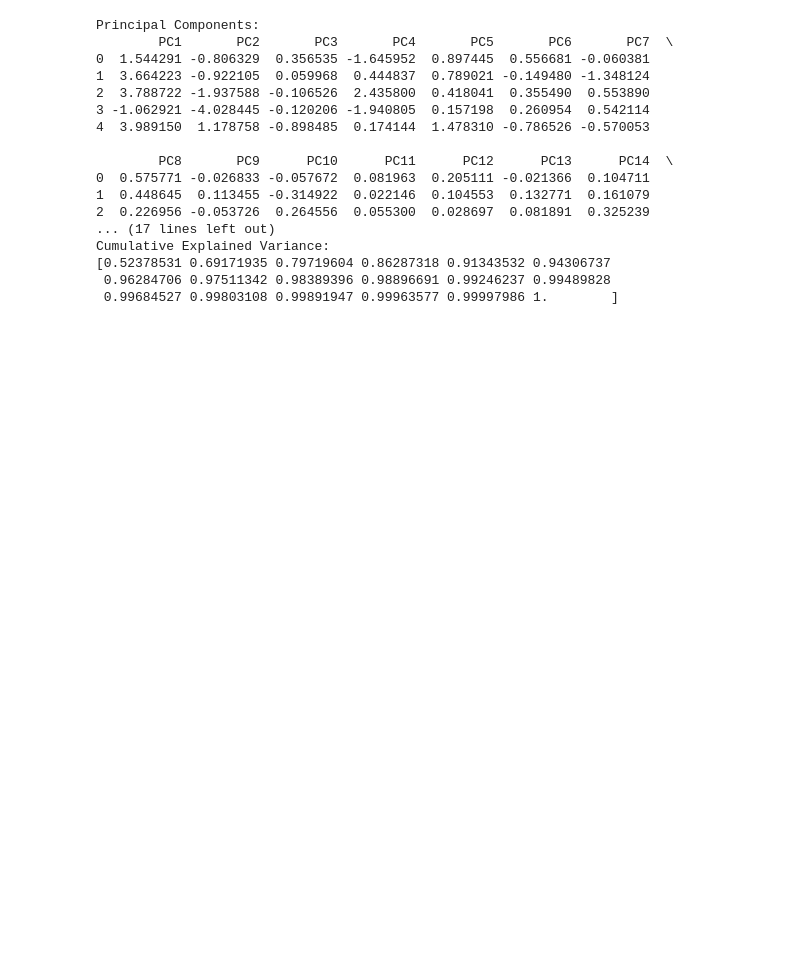
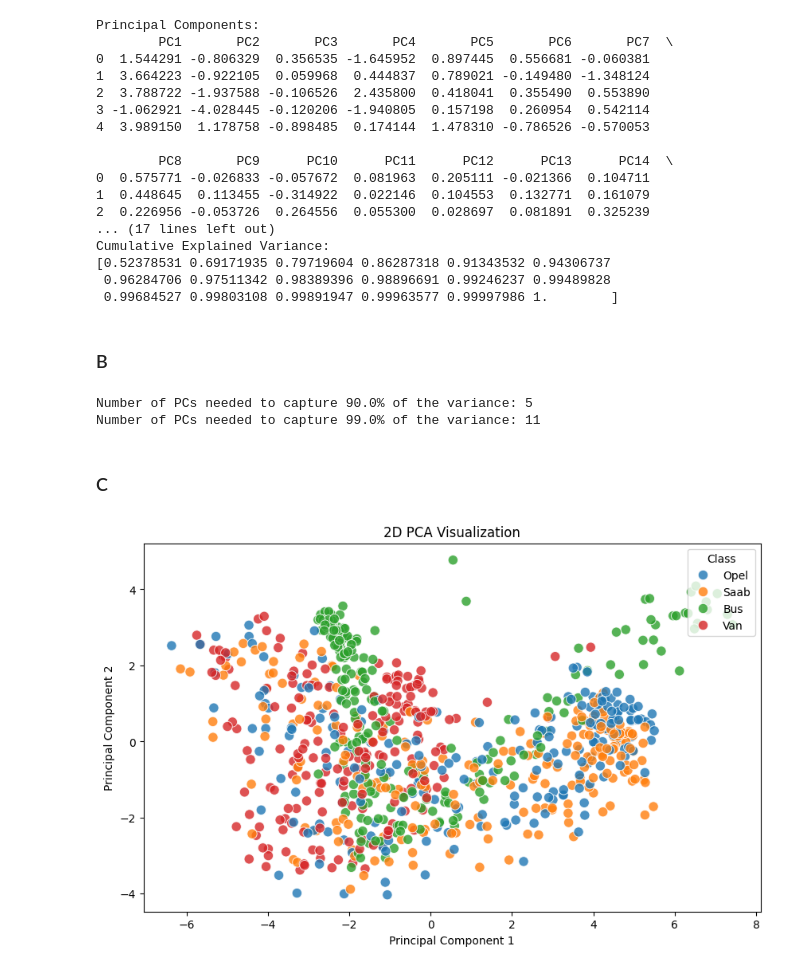
Before and after one commit to callnoah2/Data_Assn4, a Jupyter notebook: Assignment4/Assignment4.ipynb, the cells around one changed output. Saved outputs shown, nothing was run; the diff lists cells and outputs as text; code cells hidden in the pictures; blank space fills up the shorter version.

```diff
--- a/Assignment4/Assignment4.ipynb
+++ b/Assignment4/Assignment4.ipynb
@@ -248,3 +254,58 @@ Cumulative Explained Variance:
 [0.52378531 0.69171935 0.79719604 0.86287318 0.91343532 0.94306737
  0.96284706 0.97511342 0.98389396 0.98896691 0.99246237 0.99489828
  0.99684527 0.99803108 0.99891947 0.99963577 0.99997986 1.        ]
+# %% [markdown]
+### B
+# %%
+def find_pcs_for_variance(principal_components, target_variance):
+    # Calculate the cumulative explained variance
+    cumulative_explained_variance = np.cumsum(principal_components.explained_variance_ratio_)
+
+    # Find the number of PCs needed to capture the desired variance
+    num_pcs = np.argmax(cumulative_explained_variance >= target_variance) + 1
+
+    return num_pcs
+
+# Example usage for 90% and 99% variance
+target_variance_90 = 0.9
+target_variance_99 = 0.99
+
+num_pcs_90 = find_pcs_for_variance(pca, target_variance_90)
+num_pcs_99 = find_pcs_for_variance(pca, target_variance_99)
+
+print(f"Number of PCs needed to capture {target_variance_90 * 100}% of the variance: {num_pcs_90}")
+print(f"Number of PCs needed to capture {target_variance_99 * 100}% of the variance: {num_pcs_99}")
+# %% [output]
+Number of PCs needed to capture 90.0% of the variance: 5
+Number of PCs needed to capture 99.0% of the variance: 11
+# %% [markdown]
+### C
+# %%
+import matplotlib.pyplot as plt
+import seaborn as sns
+
+def visualize_pca_2d(principal_components, labels, class_mapping):
+    # Create a DataFrame with PCs and original class labels
+    pc_df = pd.DataFrame(data=principal_components[:, :2], columns=['PC1', 'PC2'])
+    pc_df['Class'] = labels.map(class_mapping)
+
+    # Set a custom color palette for better visibility
+    sns.set_palette("tab10")
+
+    # Scatter plot of 2D PCA
+    plt.figure(figsize=(10, 6))
+    sns.scatterplot(x='PC1', y='PC2', hue='Class', data=pc_df, palette="tab10", s=80, alpha=0.8)
+    plt.title('2D PCA Visualization')
+    plt.xlabel('Principal Component 1')
+    plt.ylabel('Principal Component 2')
+
+    # Legend with original class labels
+    handles, labels = plt.gca().get_legend_handles_labels()
+    plt.legend(handles, labels, title='Class', loc='upper right')
+
+    plt.show()
+
+class_mapping = {0: 'Van', 1: 'Bus', 2: 'Saab', 3: 'Opel'}
+visualize_pca_2d(principal_components, y, class_mapping)
+# %% [output]
+[figure, added]
```
Also changed, not shown: parts of 8 cells of this notebook, 1 other file.
